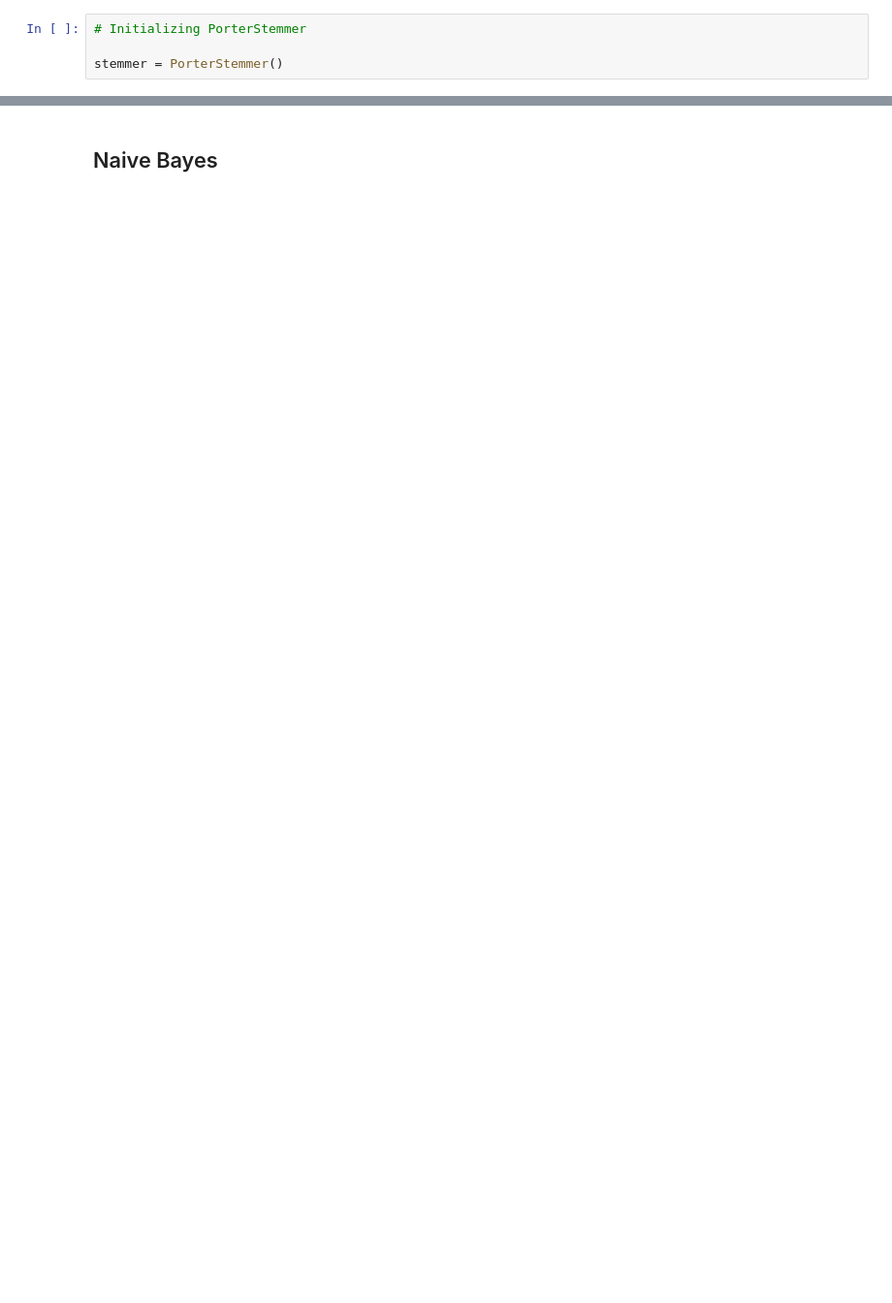
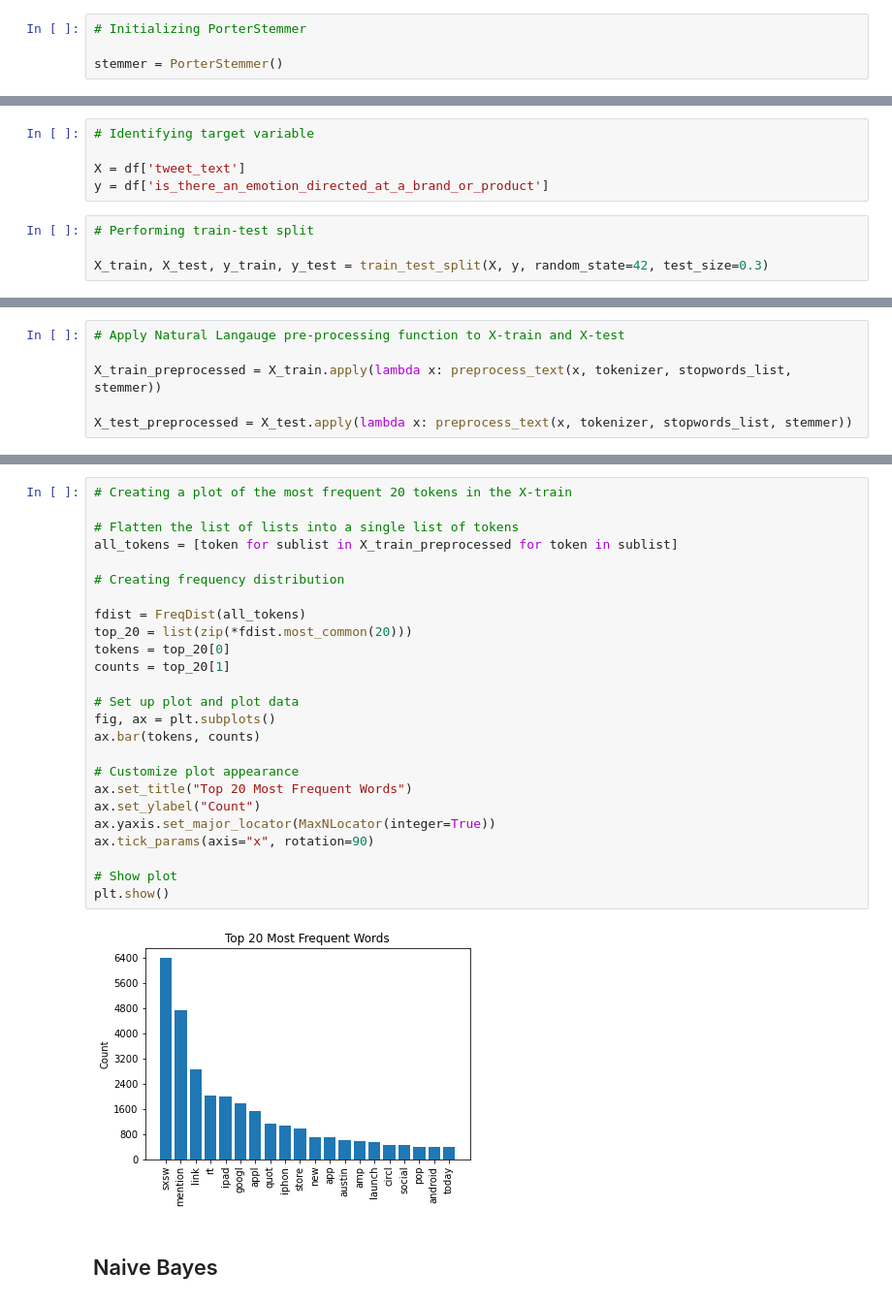
Before and after one commit to keithotuomagie/tweet_analysis, a Jupyter notebook: notebook.ipynb, the cells around one changed output, grey strips where cells are left out. Shown: that part at 97% size. Drawn from its saved outputs; the diff is of its cells as text; blank space fills up the shorter version.

```diff
--- a/notebook.ipynb
+++ b/notebook.ipynb
@@ -495,0 +542,9 @@ stemmer = PorterStemmer()
+# %%
+# Identifying target variable
+
+X = df['tweet_text']
+y = df['is_there_an_emotion_directed_at_a_brand_or_product']
+# %%
+# Performing train-test split
+
+X_train, X_test, y_train, y_test = train_test_split(X, y, random_state=42, test_size=0.3)
@@ -495,0 +567,6 @@ stemmer = PorterStemmer()
+# %%
+# Apply Natural Langauge pre-processing function to X-train and X-test
+
+X_train_preprocessed = X_train.apply(lambda x: preprocess_text(x, tokenizer, stopwords_list, stemmer))
+
+X_test_preprocessed = X_test.apply(lambda x: preprocess_text(x, tokenizer, stopwords_list, stemmer))
@@ -496,2 +595,29 @@ stemmer = PorterStemmer()
+# %%
+# Creating a plot of the most frequent 20 tokens in the X-train
+
+# Flatten the list of lists into a single list of tokens
+all_tokens = [token for sublist in X_train_preprocessed for token in sublist]
+
+# Creating frequency distribution
+
+fdist = FreqDist(all_tokens)
+top_20 = list(zip(*fdist.most_common(20)))
+tokens = top_20[0]
+counts = top_20[1]
+
+# Set up plot and plot data
+fig, ax = plt.subplots()
+ax.bar(tokens, counts)
+
+# Customize plot appearance
+ax.set_title("Top 20 Most Frequent Words")
+ax.set_ylabel("Count")
+ax.yaxis.set_major_locator(MaxNLocator(integer=True))
+ax.tick_params(axis="x", rotation=90)
+
+# Show plot
+plt.show()
+# %% [output]
+[figure, added]
 # %% [markdown]
 ## Naive Bayes
```
Also changed, not shown: parts of 11 cells of this notebook.
